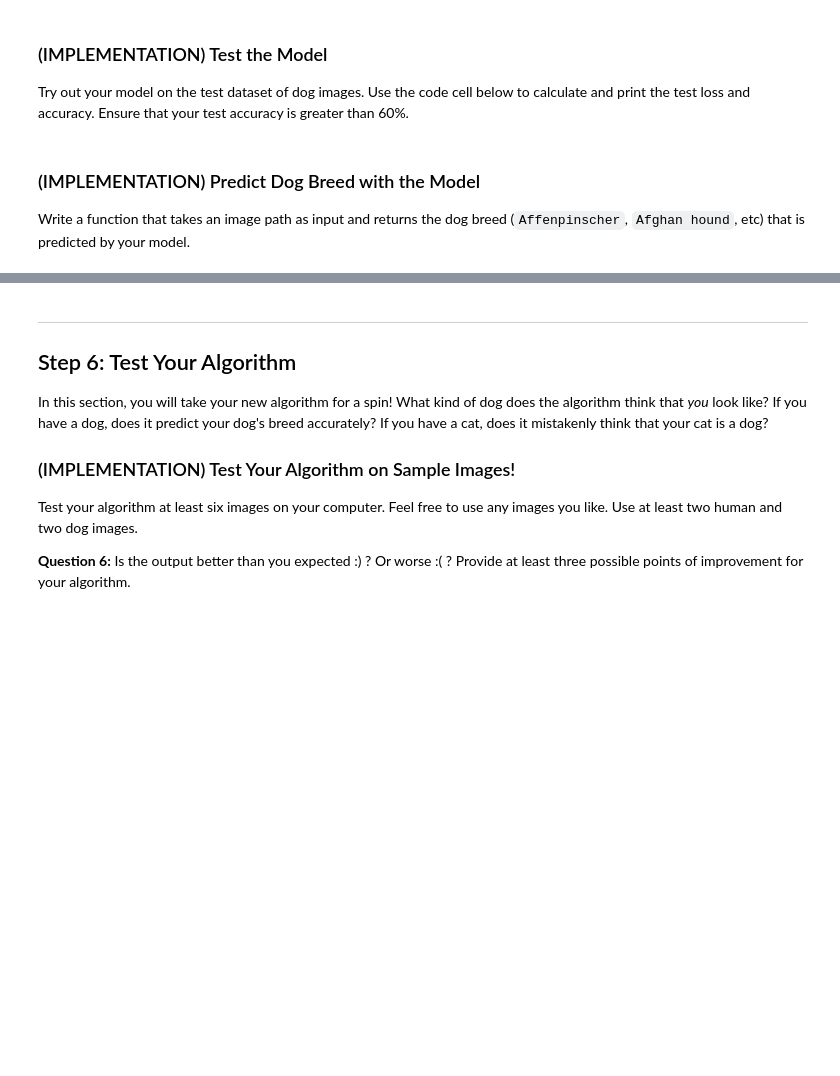
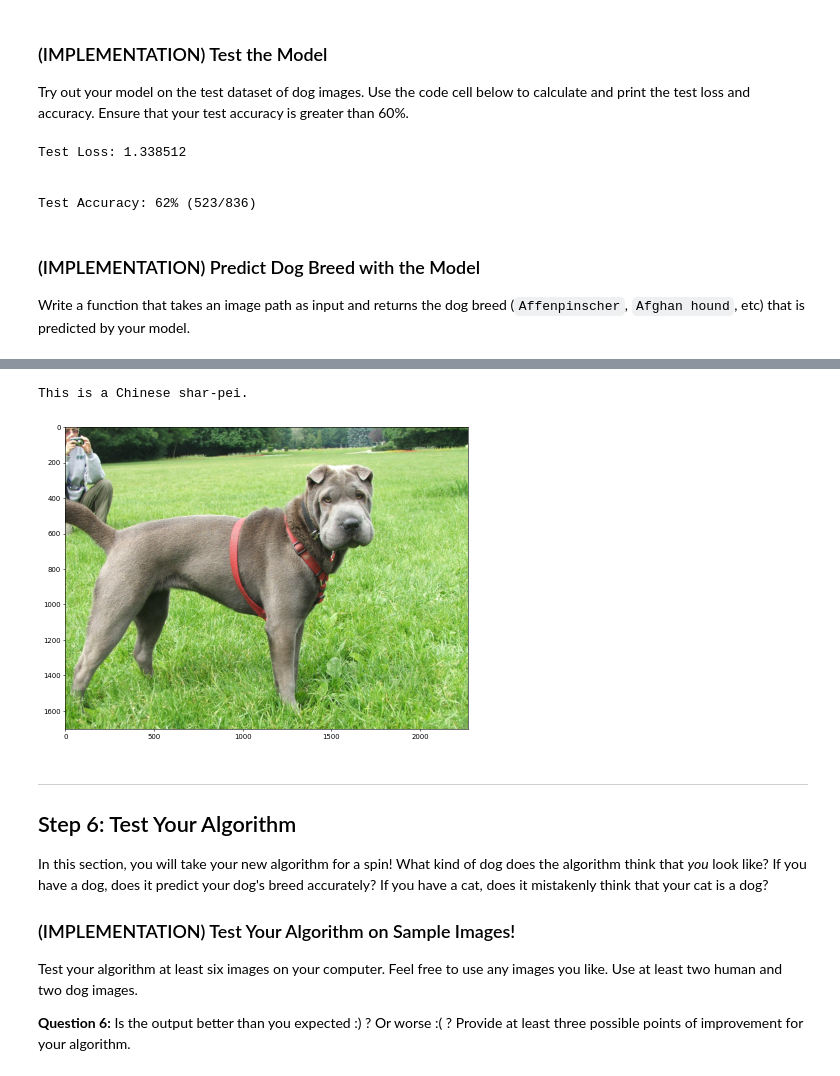
Before and after one commit to augustineam/project-dog-classification, a Jupyter notebook: dog_app.ipynb, the cells around one changed output, grey strips where cells are left out. Saved outputs shown, nothing was run; the diff lists cells and outputs as text; code cells hidden in the pictures; blank space fills up the shorter version.

```diff
--- a/dog_app.ipynb
+++ b/dog_app.ipynb
@@ -964,11 +890,12 @@ import torchvision.models as models
 import torch.nn as nn
 
 ## TODO: Specify model architecture
-model_transfer = Net(settings=PIXEL1_CPU_SETTINGS, hidden_top=384, use_se=True, dropout=0.1)
-model_transfer.load_state_dict(torch.load('model_scratch.pt'))
+model_transfer = Net(settings=PIXEL1_CPU_SETTINGS, hidden_top=512, use_se=True, dropout=0.1, depth_multiplier=1.5)
 
 if use_cuda:
     model_transfer = model_transfer.cuda()
+
+model_transfer.load_state_dict(torch.load('model_scratch.pt'))
 # %% [markdown]
 __Question 5:__ Outline the steps you took to get to your final CNN architecture and your reasoning at each step.  Describe why you think the architecture is suitable for the current problem.
 # %% [markdown]
@@ -979,15 +906,15 @@ __Answer:__
 Use the next code cell to specify a [loss function](http://pytorch.org/docs/master/nn.html#loss-functions) and [optimizer](http://pytorch.org/docs/master/optim.html).  Save the chosen loss function as `criterion_transfer`, and the optimizer as `optimizer_transfer` below.
 # %%
 criterion_transfer = nn.CrossEntropyLoss()
-optimizer_transfer = optim.Adam(model_transfer.parameters(), lr=0.00001)
+optimizer_transfer = optim.Adam(model_transfer.parameters(), lr=0.0001)
 scheduler_transfer = optim.lr_scheduler.ReduceLROnPlateau(optimizer_transfer, patience=5, min_lr=1e-23)
 # %% [markdown]
 ### (IMPLEMENTATION) Train and Validate the Model
 
 Train and validate your model in the code cell below.  [Save the final model parameters](http://pytorch.org/docs/master/notes/serialization.html) at filepath `'model_transfer.pt'`.
 # %%
-n_epochs = 100
-early_stop = 20
+n_epochs = 50
+early_stop = 10
 
 # train the model
 model_transfer, metrics = train(n_epochs, loaders_transfer, model_transfer, optimizer_transfer, scheduler_transfer, criterion_transfer, use_cuda, 'model_transfer.pt', early_stop)
@@ -1018,7 +928,12 @@ Epoch 6/100
 
 Try out your model on the test dataset of dog images. Use the code cell below to calculate and print the test loss and accuracy.  Ensure that your test accuracy is greater than 60%.
 # %%
-test(loaders_transfer, model_transfer, criterion_transfer, False)
+test(loaders_scratch, model_transfer, criterion_transfer, use_cuda)
+# %% [output]
+Test Loss: 1.338512
+
+
+Test Accuracy: 62% (523/836)
 # %% [markdown]
 ### (IMPLEMENTATION) Predict Dog Breed with the Model
 
@@ -1060,3 +969,46 @@ def run_app(img_path):
+# %%
+### TODO: Write your algorithm.
+### Feel free to use as many code cells as needed.
+
+def run_app(img_path):
+    ## handle cases for a human face, dog, and neither
+    is_face = face_detector(img_path)
+    is_dog = dog_detector(MobileNetV3_small, img_path)
+
+    p = Predict(model_transfer, img_path)
+    predicted_dogbreed = class_names[p]
+
+    dog_pics = [ pic for pic in dog_files if pic.find(predicted_dogbreed.replace(' ', '_')) != -1]
+    dog = Image.open(dog_pics[np.random.randint(0, len(dog_pics))])
+    img = Image.open(img_path)
+
+    if is_face and not is_dog:
+        print('This is a human :)... and looks like a {}'.format(predicted_dogbreed))
+        print('Do you see the resemblance?')
+        plt.subplot(121)
+        plt.imshow(img)
+        plt.subplot(122)
+    elif is_face and is_dog:
+        print('Ahmm... I\'m confused, this might be a {} with its owner or a dog that also looks like a human...'.format(predicted_dogbreed))
+        print('Here is another picture of the predicted breed.')
+        plt.subplot(121)
+        plt.imshow(img)
+        plt.subplot(122)
+    elif not is_dog:
+        print('Doesn\'t look like a human. Is it a {}?'.format(predicted_dogbreed))
+        plt.subplot(121)
+        plt.imshow(img)
+        plt.subplot(122)
+    else:
+        print('This is a {}.'.format(predicted_dogbreed))
+
+    plt.imshow(dog)
+    plt.show()
+
+run_app(dog_files[121])
+# %% [output]
+This is a Chinese shar-pei.
+[figure, added]
 # %% [markdown]
 ---
 <a id='step6'></a>
```
Also changed, not shown: parts of 13 cells of this notebook.
